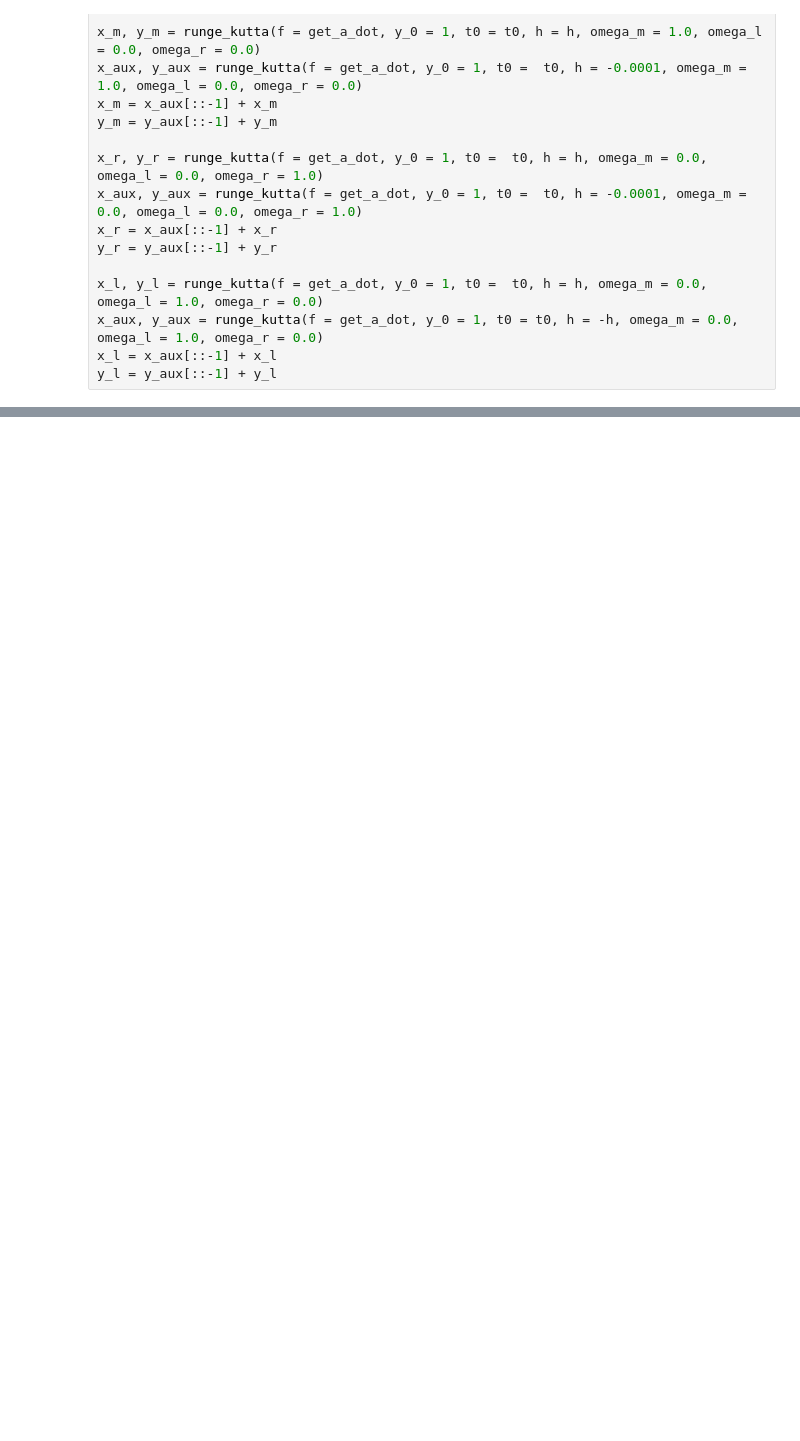
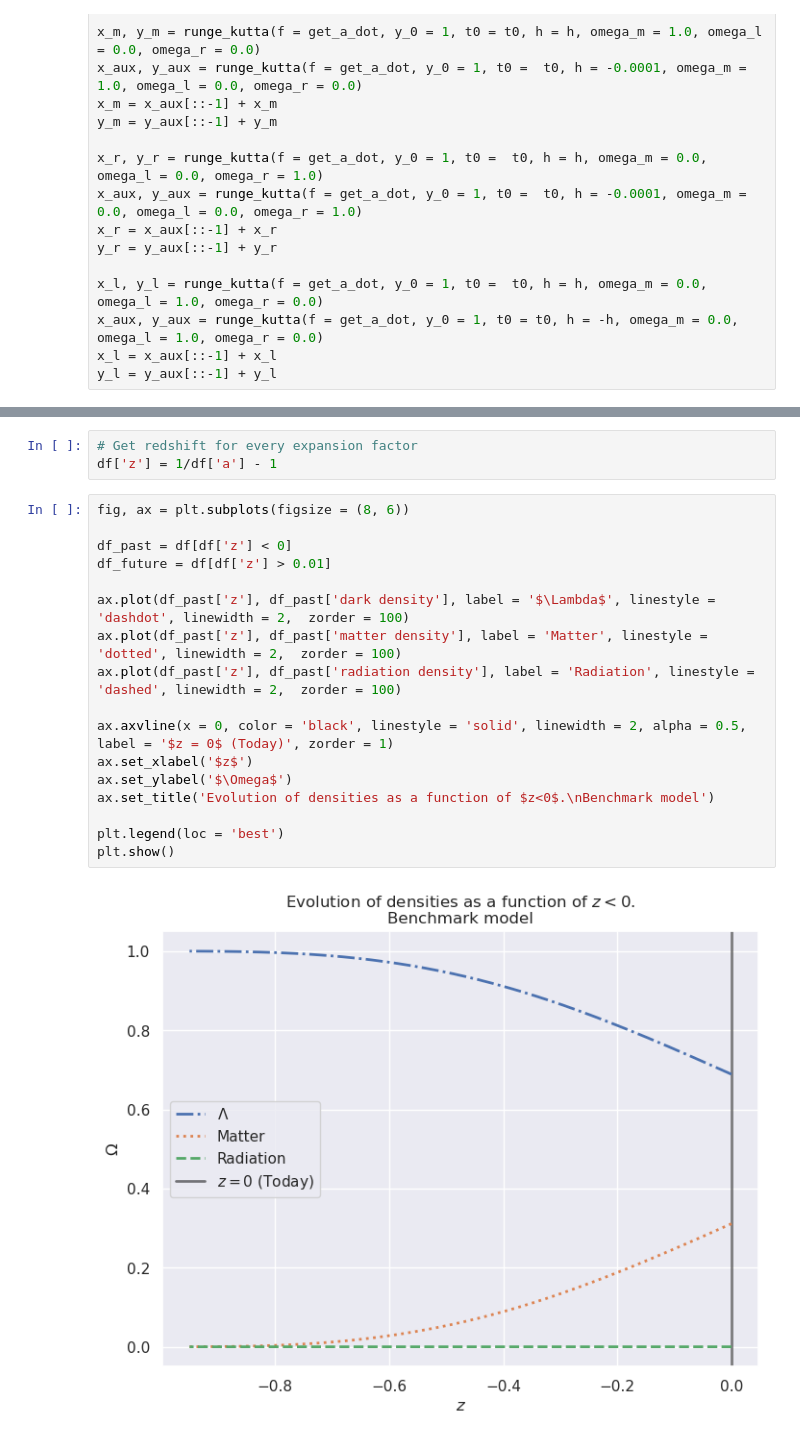
Before and after one commit to GabrielMissael/cosmologia_p1, a Jupyter notebook: proyecto.ipynb, the cells around one changed output, grey strips where cells are left out. Drawn from its saved outputs; the diff is of its cells as text; blank space fills up the shorter version.

```diff
--- a/proyecto.ipynb
+++ b/proyecto.ipynb
@@ -223,0 +298,22 @@ plt.show()
+# %%
+# Get redshift for every expansion factor
+df['z'] = 1/df['a'] - 1
+# %%
+fig, ax = plt.subplots(figsize = (8, 6))
+
+df_past = df[df['z'] < 0]
+df_future = df[df['z'] > 0.01]
+
+ax.plot(df_past['z'], df_past['dark density'], label = '$\Lambda$', linestyle = 'dashdot', linewidth = 2,  zorder = 100)
+ax.plot(df_past['z'], df_past['matter density'], label = 'Matter', linestyle = 'dotted', linewidth = 2,  zorder = 100)
+ax.plot(df_past['z'], df_past['radiation density'], label = 'Radiation', linestyle = 'dashed', linewidth = 2,  zorder = 100)
+
+ax.axvline(x = 0, color = 'black', linestyle = 'solid', linewidth = 2, alpha = 0.5, label = '$z = 0$ (Today)', zorder = 1)
+ax.set_xlabel('$z$')
+ax.set_ylabel('$\Omega$')
+ax.set_title('Evolution of densities as a function of $z<0$.\nBenchmark model')
+
+plt.legend(loc = 'best')
+plt.show()
+# %% [output]
+[figure, added]
```
Also changed, not shown: parts of 34 cells of this notebook.
